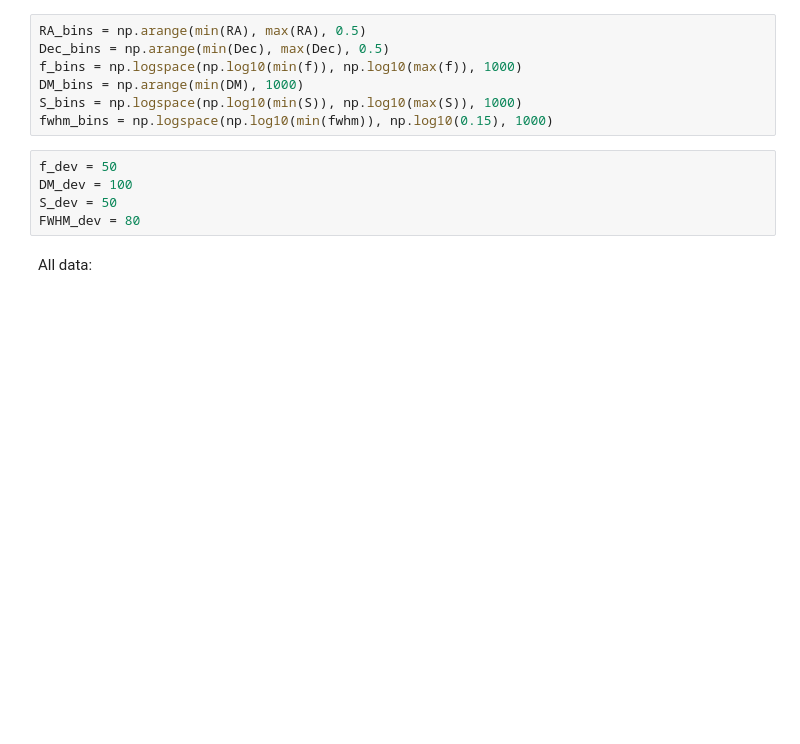
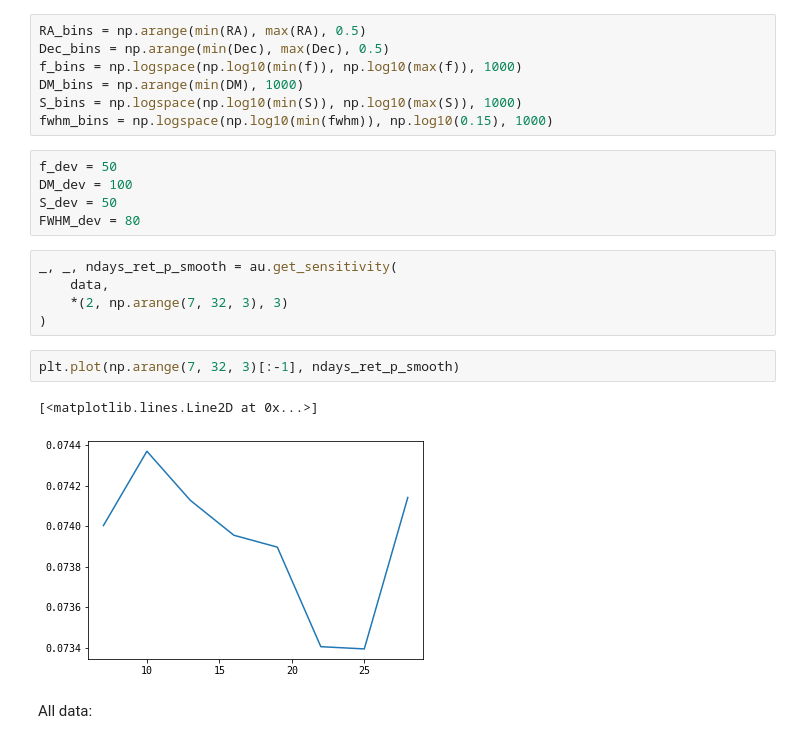
Before and after one commit to chime-sps/Transmissivity, a Jupyter notebook: results/injection_analysis_2d.ipynb, the cells around one changed output. Cells and saved outputs as stored; diff of their text form; blank space fills up the shorter version.

```diff
--- a/results/injection_analysis_2d.ipynb
+++ b/results/injection_analysis_2d.ipynb
@@ -48,6 +52,16 @@ f_dev = 50
 DM_dev = 100
 S_dev = 50
 FWHM_dev = 80
+# %%
+_, _, ndays_ret_p_smooth = au.get_sensitivity(
+    data,
+    *(2, np.arange(7, 32, 3), 3)
+)
+# %%
+plt.plot(np.arange(7, 32, 3)[:-1], ndays_ret_p_smooth)
+# %% [output]
+[<matplotlib.lines.Line2D at 0x...>]
+[figure, added]
 # %% [markdown]
 All data:
 # %%
```
Also changed, not shown: parts of 8 cells of this notebook, 2 other files.
